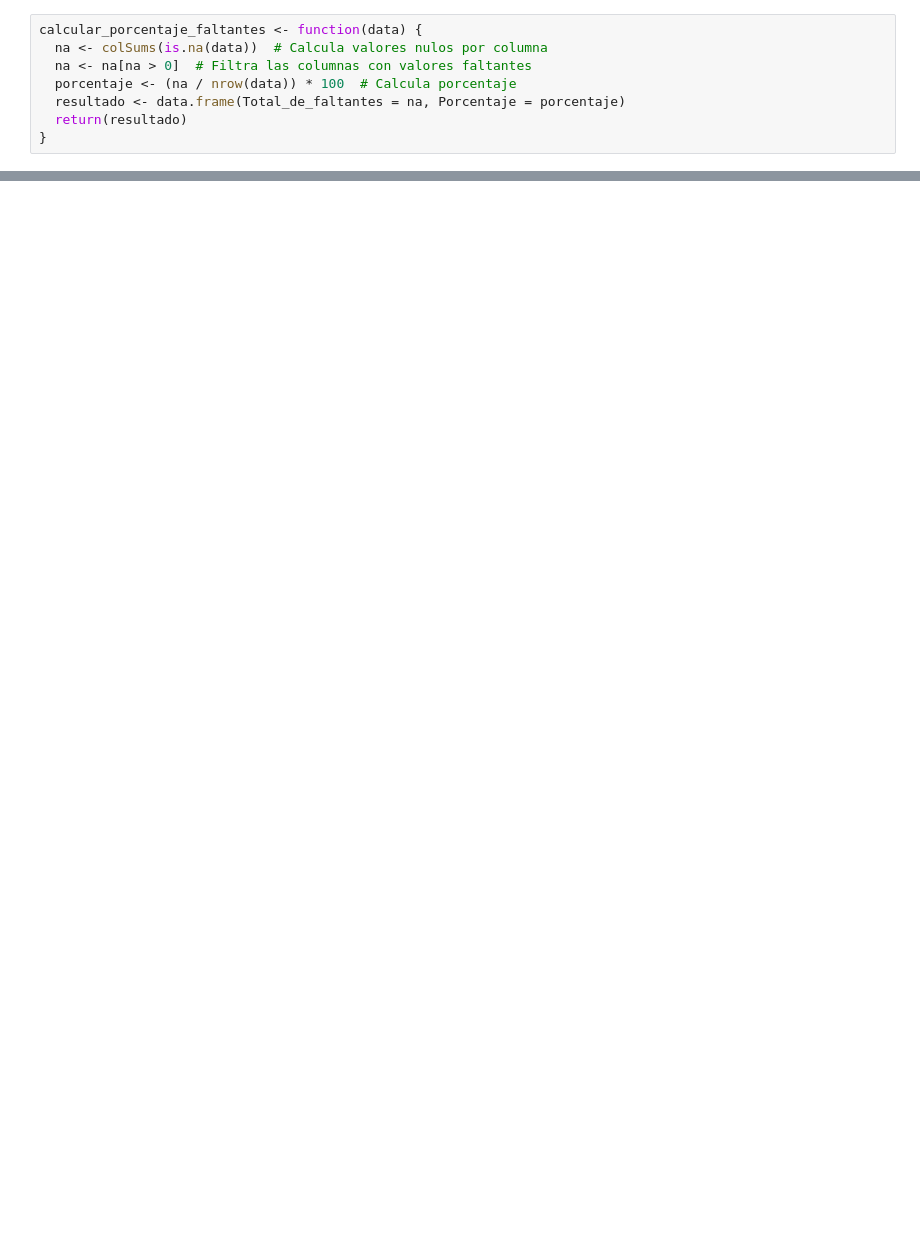
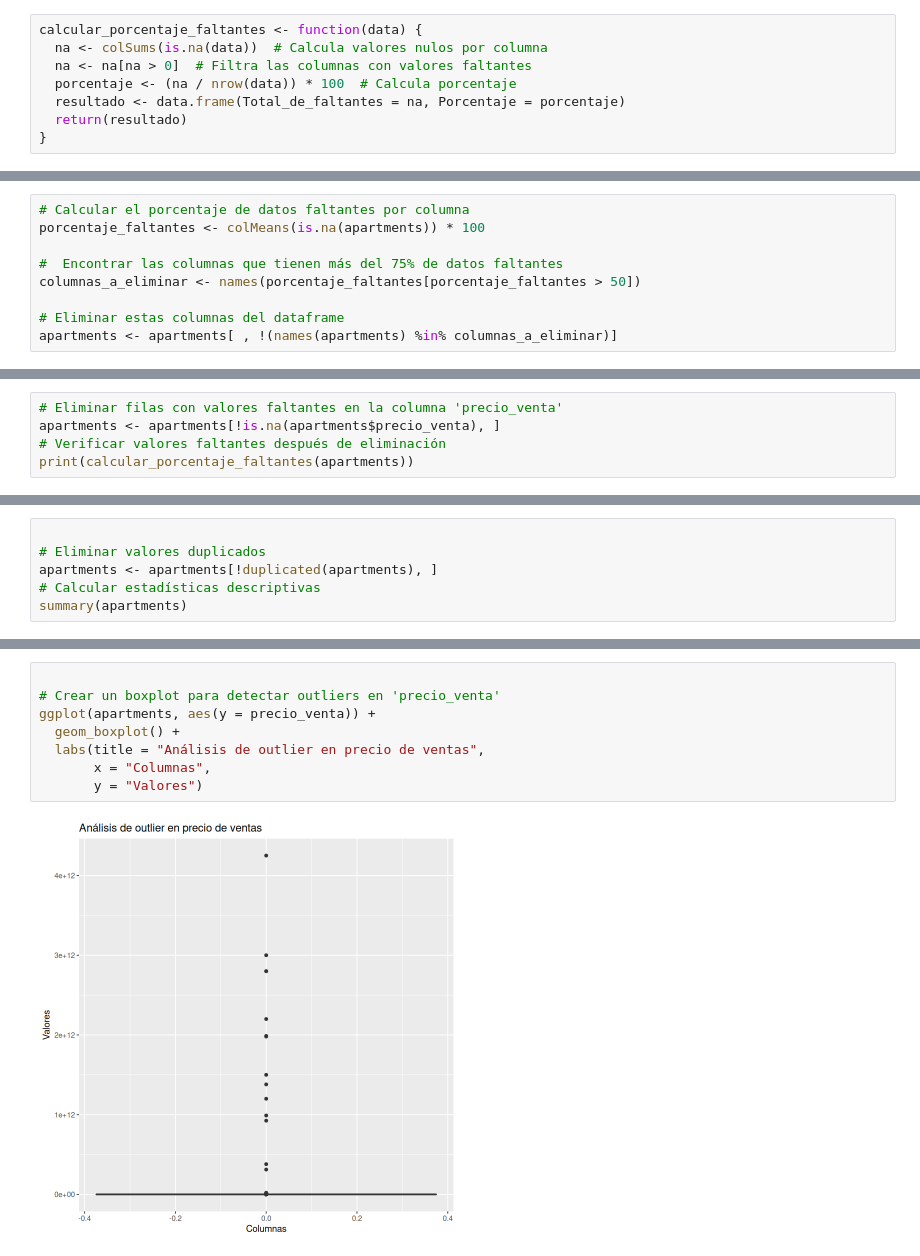
Before and after one commit to Sergio99778/bedu-R-project, a Jupyter notebook: main.ipynb, the cells around one changed output, grey strips where cells are left out. Drawn from its saved outputs; the diff is of its cells as text; blank space fills up the shorter version.

```diff
--- a/main.ipynb
+++ b/main.ipynb
@@ -100,3 +109,12 @@ precio_arriendo_anterior                         61374 97.041663373
+# %%
+# Calcular el porcentaje de datos faltantes por columna
+porcentaje_faltantes <- colMeans(is.na(apartments)) * 100
+
+#  Encontrar las columnas que tienen más del 75% de datos faltantes
+columnas_a_eliminar <- names(porcentaje_faltantes[porcentaje_faltantes > 50])
+
+# Eliminar estas columnas del dataframe
+apartments <- apartments[ , !(names(apartments) %in% columnas_a_eliminar)]
 # %%
 ggplot(resultado_faltantes, aes(x = reorder(rownames(resultado_faltantes), Porcentaje), y = Porcentaje)) +
     geom_bar(stat = "identity", fill = "blue") +
@@ -107,0 +127,5 @@ ggplot(resultado_faltantes, aes(x = reorder(rownames(resultado_faltantes), Porce
+# %%
+# Eliminar filas con valores faltantes en la columna 'precio_venta'
+apartments <- apartments[!is.na(apartments$precio_venta), ]
+# Verificar valores faltantes después de eliminación
+print(calcular_porcentaje_faltantes(apartments))
@@ -107,0 +147,6 @@ ggplot(resultado_faltantes, aes(x = reorder(rownames(resultado_faltantes), Porce
+# %%
+
+# Eliminar valores duplicados
+apartments <- apartments[!duplicated(apartments), ]
+# Calcular estadísticas descriptivas
+summary(apartments)
@@ -107,0 +171,10 @@ ggplot(resultado_faltantes, aes(x = reorder(rownames(resultado_faltantes), Porce
+# %%
+
+# Crear un boxplot para detectar outliers en 'precio_venta'
+ggplot(apartments, aes(y = precio_venta)) +
+  geom_boxplot() +
+  labs(title = "Análisis de outlier en precio de ventas",
+       x = "Columnas",
+       y = "Valores")
+# %% [output]
+[figure, added]
```
Also changed, not shown: parts of 25 cells of this notebook.
